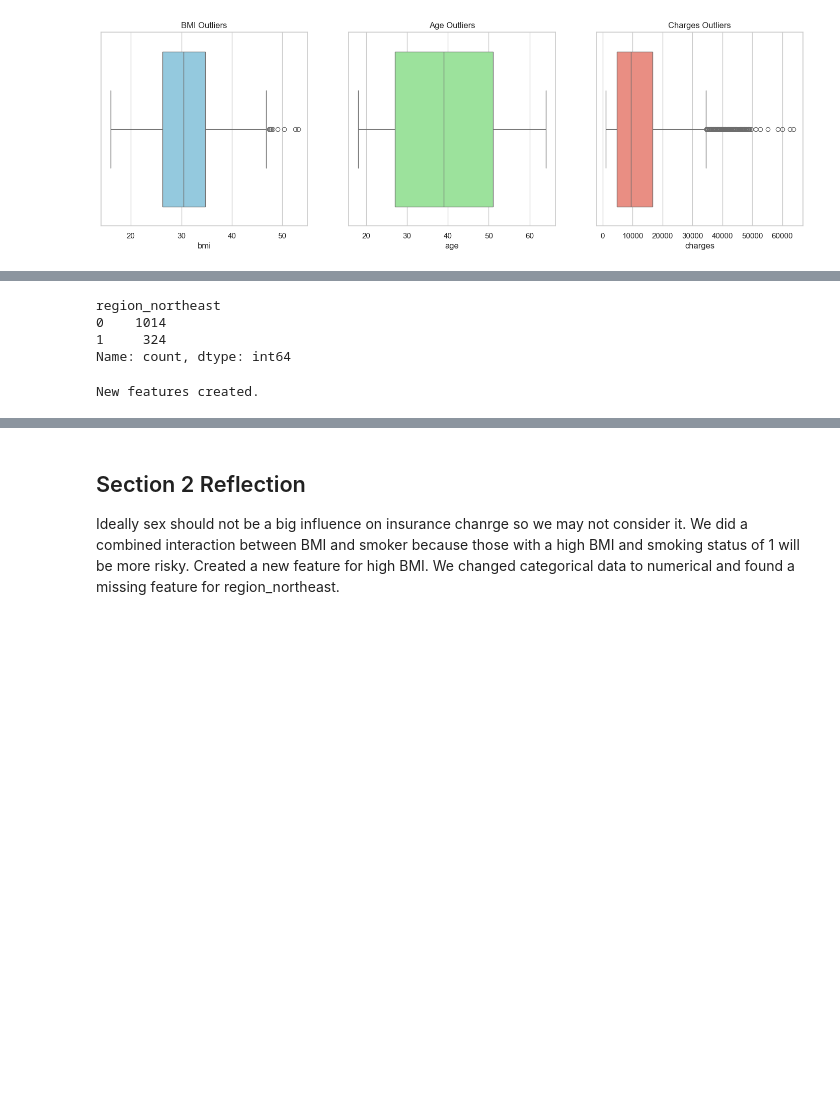
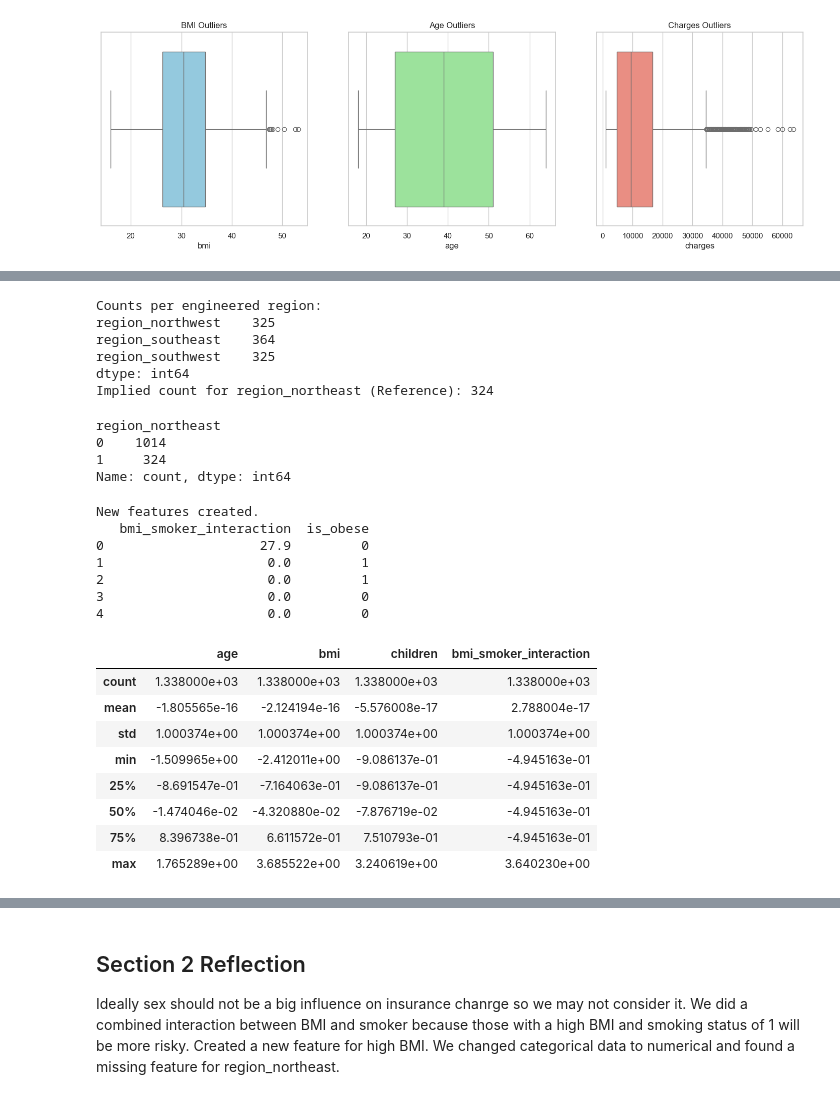
Before and after one commit to jarjarredred/ml-modules, a Jupyter notebook: notebooks/ml_regression_jarred/regression_jarred.ipynb, the cells around one changed output, grey strips where cells are left out. Cells and saved outputs as stored; diff of their text form; code cells hidden in the pictures; blank space fills up the shorter version.

```diff
--- a/notebooks/ml_regression_jarred/regression_jarred.ipynb
+++ b/notebooks/ml_regression_jarred/regression_jarred.ipynb
@@ -132,0 +110,23 @@ Implied count for region_northeast (Reference): 324
+# %%
+# This creates the missing columns)
+# We use drop_first=True to avoid the dummy variable trap (hides 'northeast')
+insurance = pd.get_dummies(insurance, columns=['region'], drop_first=True)
+
+# 2. VERIFY COLUMNS EXIST
+# This print statement proves the columns are now there
+print("Current Columns:", insurance.columns.tolist())
+
+# ---------------------------------------------------------
+# 3. NOW RUN YOUR CALCULATION
+# ---------------------------------------------------------
+region_cols = ['region_northwest', 'region_southeast', 'region_southwest']
+region_counts = insurance[region_cols].sum()
+
+print("\nCounts per engineered region:")
+print(region_counts)
+
+# Calculate implied northeast count
+total_rows = len(insurance)
+northeast_count = total_rows - region_counts.sum()
+
+print(f"Implied count for region_northeast (Reference): {northeast_count}")
@@ -133,3 +142,27 @@ Implied count for region_northeast (Reference): 324
+# %%
+# List the columns you created
+region_cols = ['region_northwest', 'region_southeast', 'region_southwest']
+
+# Sum them up to get the frequency
+region_counts = insurance[region_cols].sum()
+
+print("Counts per engineered region:")
+print(region_counts)
+
+# Calculate total rows
+total_rows = len(insurance)
+
+# Calculate the implied count of the reference category (Northeast)
+northeast_count = total_rows - region_counts.sum()
+
+print(f"Implied count for region_northeast (Reference): {northeast_count}")
+# %% [output]
+Counts per engineered region:
+region_northwest    325
+region_southeast    364
+region_southwest    325
+dtype: int64
+Implied count for region_northeast (Reference): 324
 # %%
 # Section 2.2 Clean Data - Convert categorical Data to numerical format
 
@@ -163,5 +196,36 @@ insurance['bmi_smoker_interaction'] = insurance['bmi'] * insurance['smoker']
 insurance['is_obese'] = (insurance['bmi'] >= 30).astype(int)
 
 print("New features created.")
+print(insurance[['bmi_smoker_interaction', 'is_obese']].head())
 # %% [output]
 New features created.
+   bmi_smoker_interaction  is_obese
+0                    27.9         0
+1                     0.0         1
+2                     0.0         1
+3                     0.0         0
+4                     0.0         0
+# %%
+from sklearn.preprocessing import StandardScaler
+
+# Initialize the scaler
+scaler = StandardScaler()
+
+# Select columns to scale (we typically don't scale binary 0/1 columns)
+cols_to_scale = ['age', 'bmi', 'children', 'bmi_smoker_interaction']
+
+# Apply the scaling
+insurance[cols_to_scale] = scaler.fit_transform(insurance[cols_to_scale])
+
+# Check the results (Mean should be ~0, Std ~1)
+insurance[cols_to_scale].describe()
+# %% [output]
+|  | age | bmi | children | bmi_smoker_interaction |
+| count | 1.338000e+03 | 1.338000e+03 | 1.338000e+03 | 1.338000e+03 |
+| mean | -1.805565e-16 | -2.124194e-16 | -5.576008e-17 | 2.788004e-17 |
+| std | 1.000374e+00 | 1.000374e+00 | 1.000374e+00 | 1.000374e+00 |
+| min | -1.509965e+00 | -2.412011e+00 | -9.086137e-01 | -4.945163e-01 |
+| 25% | -8.691547e-01 | -7.164063e-01 | -9.086137e-01 | -4.945163e-01 |
+| 50% | -1.474046e-02 | -4.320880e-02 | -7.876719e-02 | -4.945163e-01 |
+| 75% | 8.396738e-01 | 6.611572e-01 | 7.510793e-01 | -4.945163e-01 |
+| max | 1.765289e+00 | 3.685522e+00 | 3.240619e+00 | 3.640230e+00 |
```
Also changed, not shown: parts of 15 cells of this notebook, 1 other file.
